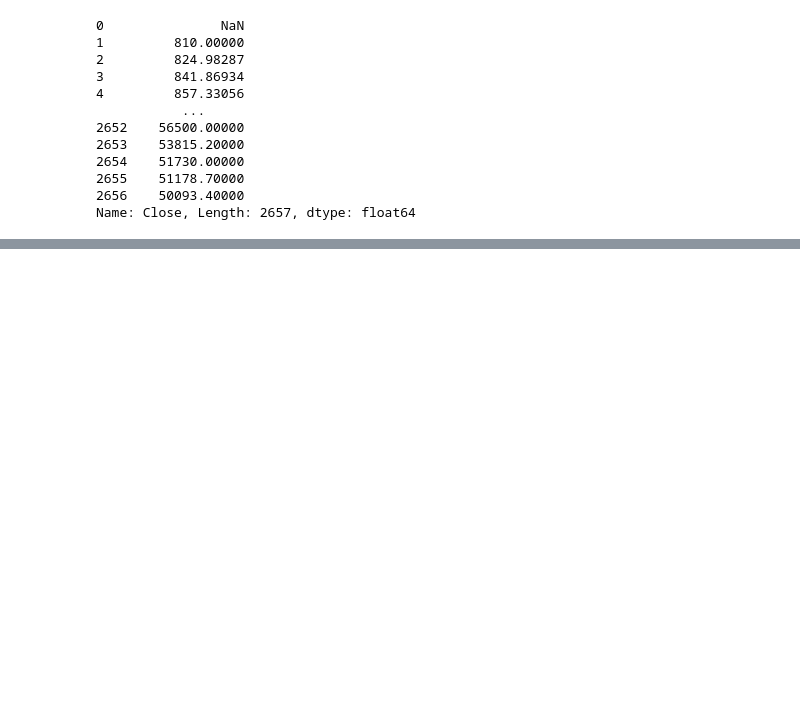
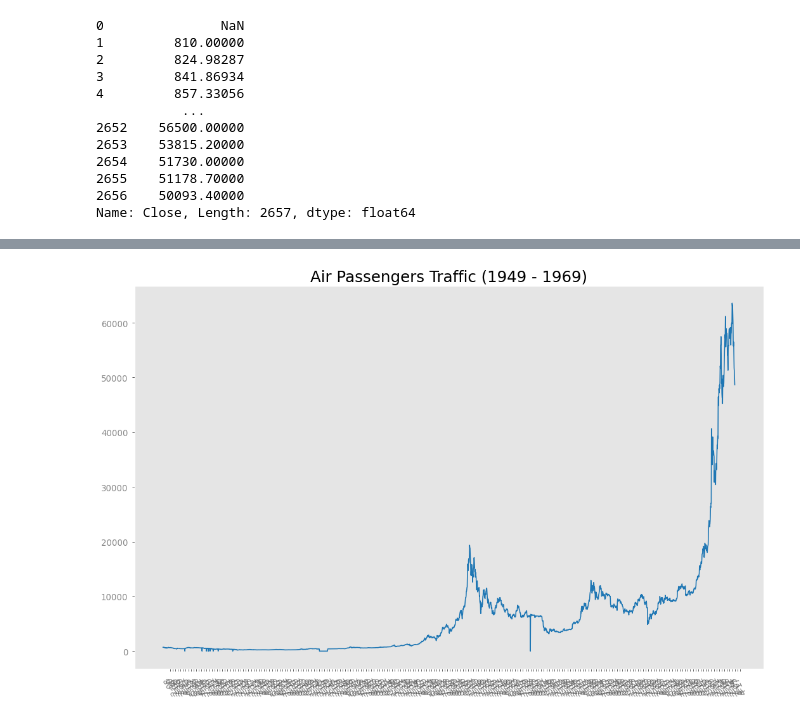
Before and after one commit to Sakura-Fire-Capital/DoubleEnsembleML, a Jupyter notebook: report/preprocessing.ipynb, the cells around one changed output, grey strips where cells are left out. Saved outputs shown, nothing was run; the diff lists cells and outputs as text; code cells hidden in the pictures; blank space fills up the shorter version.

```diff
--- a/report/preprocessing.ipynb
+++ b/report/preprocessing.ipynb
@@ -120,0 +154,27 @@ dataset.to_csv('mybtc.csv')
+# %%
+plt.style.use('ggplot')
+# %%
+
+# Draw Plot
+plt.figure(figsize=(16,10), dpi= 80)
+plt.style.use('seaborn-paper')
+plt.plot('Date', 'Close', data = dataset, color='tab:blue')
+
+# Decoration
+
+xtick_location = dataset.index.tolist()[::12]
+xtick_labels = [x[-4:30:] for x in dataset.Date.tolist()[::12]]
+
+plt.xticks(ticks=xtick_location, labels=xtick_labels, rotation=120, fontsize=12, horizontalalignment='center', alpha=.7)
+plt.yticks(fontsize=12, alpha=.7)
+plt.title("Air Passengers Traffic (1949 - 1969)", fontsize=22)
+plt.grid(axis='both', alpha=.3)
+
+# Remove borders
+# plt.gca().spines["top"].set_alpha(0.0)
+# plt.gca().spines["bottom"].set_alpha(0.3)
+# plt.gca().spines["right"].set_alpha(0.0)
+# plt.gca().spines["left"].set_alpha(0.3)
+plt.show()
+# %% [output]
+[figure, added]
```
Also changed, not shown: parts of 6 cells of this notebook, 6 other files.
